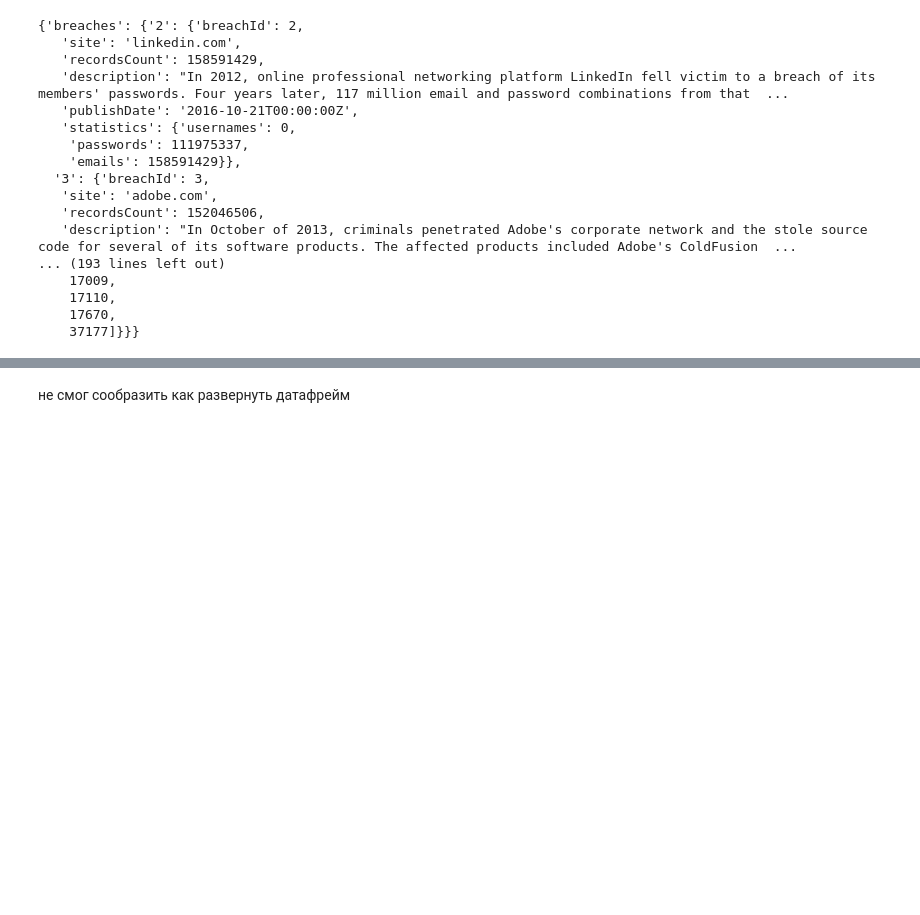
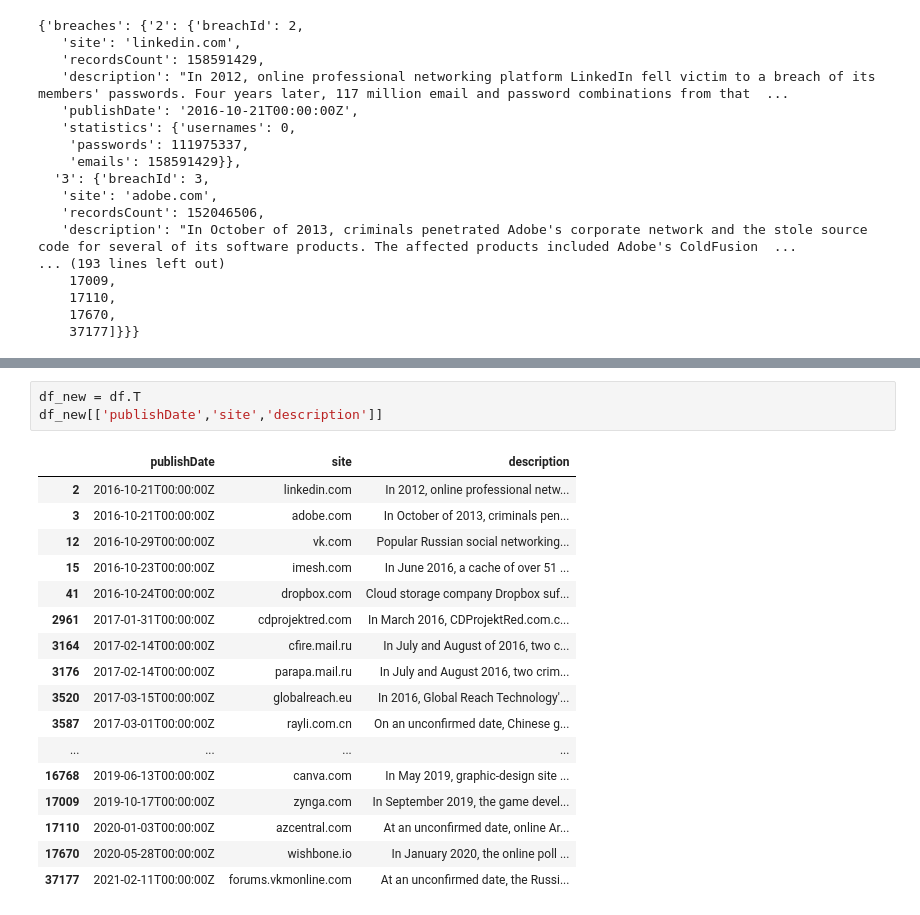
Before and after one commit to BatrakovA/HW13, a Jupyter notebook: homework 13.ipynb, the cells around one changed output, grey strips where cells are left out. Cells and saved outputs as stored; diff of their text form; blank space fills up the shorter version.

```diff
--- a/homework 13.ipynb
+++ b/homework 13.ipynb
@@ -133,5 +133,24 @@ df
 | description | In 2012, online professional netw... | In October of 2013, criminals pen... | Popular Russian social networking... | In June 2016, a cache of over 51 ... | Cloud storage company Dropbox suf... | In March 2016, CDProjektRed.com.c... | In July and August of 2016, two c... | In July and August 2016, two crim... | In 2016, Global Reach Technology'... | On an unconfirmed date, Chinese g... | Youku is a large Chinese video co... | ... |
 | publishDate | 2016-10-21T00:00:00Z | 2016-10-21T00:00:00Z | 2016-10-29T00:00:00Z | 2016-10-23T00:00:00Z | 2016-10-24T00:00:00Z | 2017-01-31T00:00:00Z | 2017-02-14T00:00:00Z | 2017-02-14T00:00:00Z | 2017-03-15T00:00:00Z | 2017-03-01T00:00:00Z | 2017-03-24T00:00:00Z | ... |
 | statistics | {'usernames': 0, 'passwords': 111... | {'usernames': 0, 'passwords': 129... | {'usernames': 0, 'passwords': 107... | {'usernames': 50909015, 'password... | {'usernames': 0, 'passwords': 685... | {'usernames': 1871410, 'passwords... | {'usernames': 12880232, 'password... | {'usernames': 5029000, 'passwords... | {'usernames': 13492, 'passwords':... | {'usernames': 4841886, 'passwords... | {'usernames': 0, 'passwords': 942... | ... |
-# %% [markdown]
-не смог сообразить как развернуть датафрейм
+# %%
+df_new = df.T
+df_new[['publishDate','site','description']]
+# %% [output]
+|  | publishDate | site | description |
+| 2 | 2016-10-21T00:00:00Z | linkedin.com | In 2012, online professional netw... |
+| 3 | 2016-10-21T00:00:00Z | adobe.com | In October of 2013, criminals pen... |
+| 12 | 2016-10-29T00:00:00Z | vk.com | Popular Russian social networking... |
+| 15 | 2016-10-23T00:00:00Z | imesh.com | In June 2016, a cache of over 51 ... |
+| 41 | 2016-10-24T00:00:00Z | dropbox.com | Cloud storage company Dropbox suf... |
+| 2961 | 2017-01-31T00:00:00Z | cdprojektred.com | In March 2016, CDProjektRed.com.c... |
+| 3164 | 2017-02-14T00:00:00Z | cfire.mail.ru | In July and August of 2016, two c... |
+| 3176 | 2017-02-14T00:00:00Z | parapa.mail.ru | In July and August 2016, two crim... |
+| 3520 | 2017-03-15T00:00:00Z | globalreach.eu | In 2016, Global Reach Technology'... |
+| 3587 | 2017-03-01T00:00:00Z | rayli.com.cn | On an unconfirmed date, Chinese g... |
+| ... | ... | ... | ... |
+| 16768 | 2019-06-13T00:00:00Z | canva.com | In May 2019, graphic-design site ... |
+| 17009 | 2019-10-17T00:00:00Z | zynga.com | In September 2019, the game devel... |
+| 17110 | 2020-01-03T00:00:00Z | azcentral.com | At an unconfirmed date, online Ar... |
+| 17670 | 2020-05-28T00:00:00Z | wishbone.io | In January 2020, the online poll ... |
+| 37177 | 2021-02-11T00:00:00Z | forums.vkmonline.com | At an unconfirmed date, the Russi... |
```
